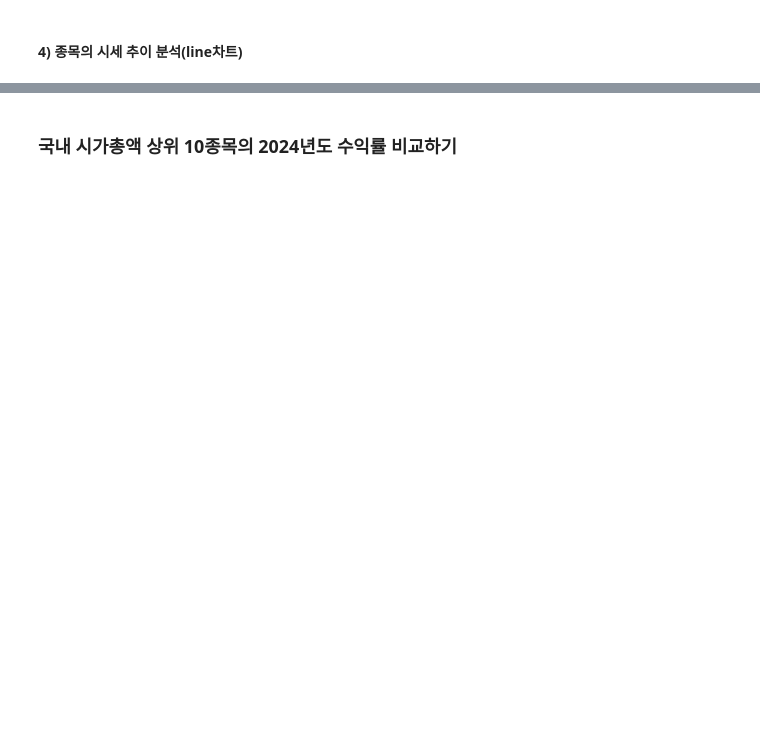
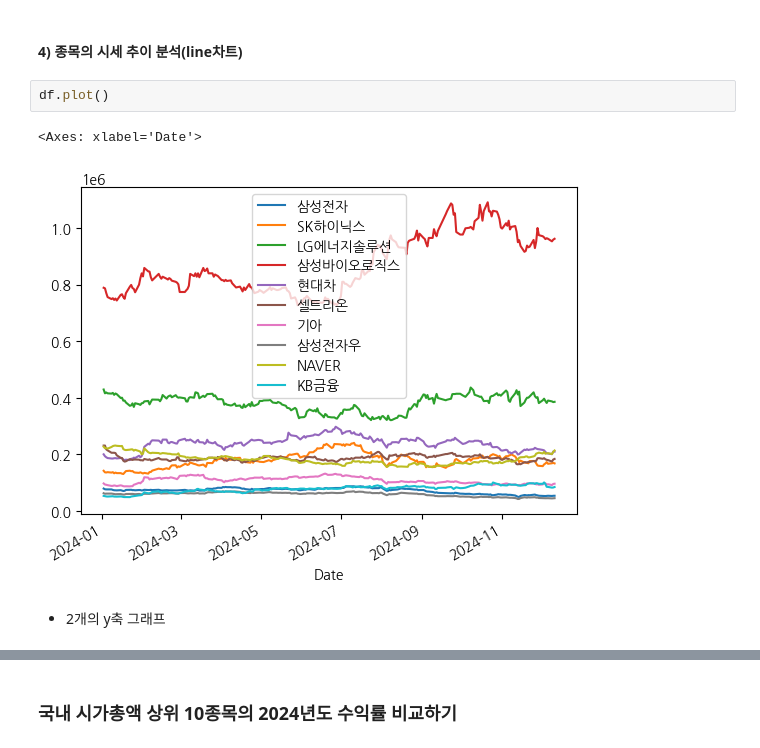
Before and after one commit to june2598/pythonstudy, a Jupyter notebook: stock/stock_analysis_5(여러종목 주가 추이비교).ipynb, the cells around one changed output, grey strips where cells are left out. Cells and saved outputs as stored; diff of their text form; blank space fills up the shorter version.

```diff
--- a/stock/stock_analysis_5(여러종목 주가 추이비교).ipynb
+++ b/stock/stock_analysis_5(여러종목 주가 추이비교).ipynb
@@ -260,2 +218,9 @@ df
 # %% [markdown]
 #### 4) 종목의 시세 추이 분석(line차트)
+# %%
+df.plot()
+# %% [output]
+<Axes: xlabel='Date'>
+[figure, added]
+# %% [markdown]
+- 2개의 y축 그래프
```
Also changed, not shown: parts of 22 cells of this notebook, 27 other files.
